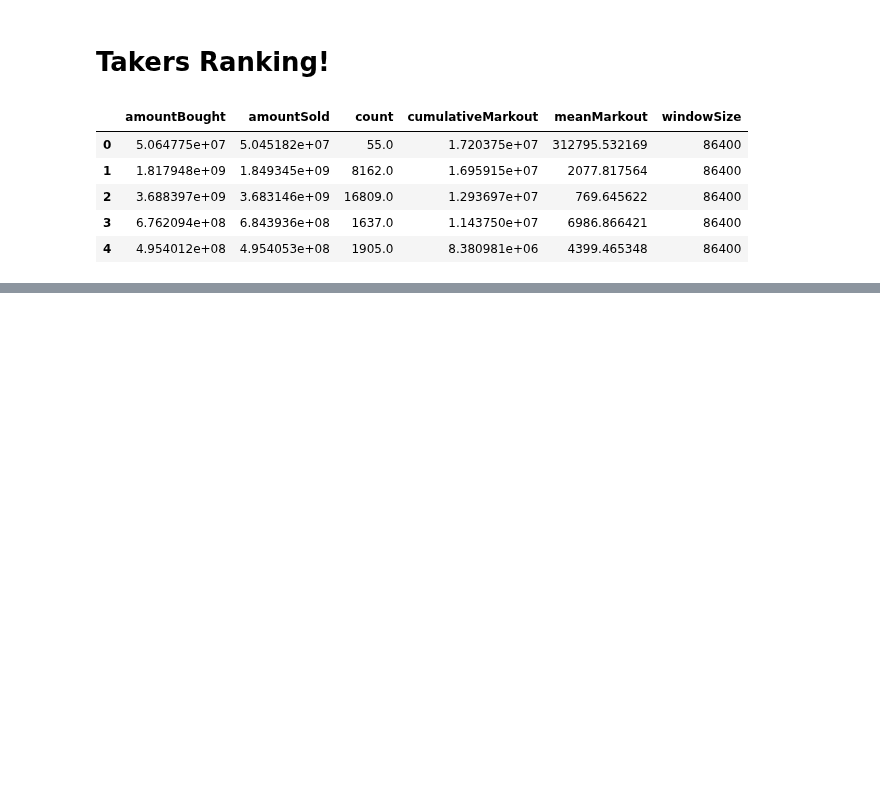
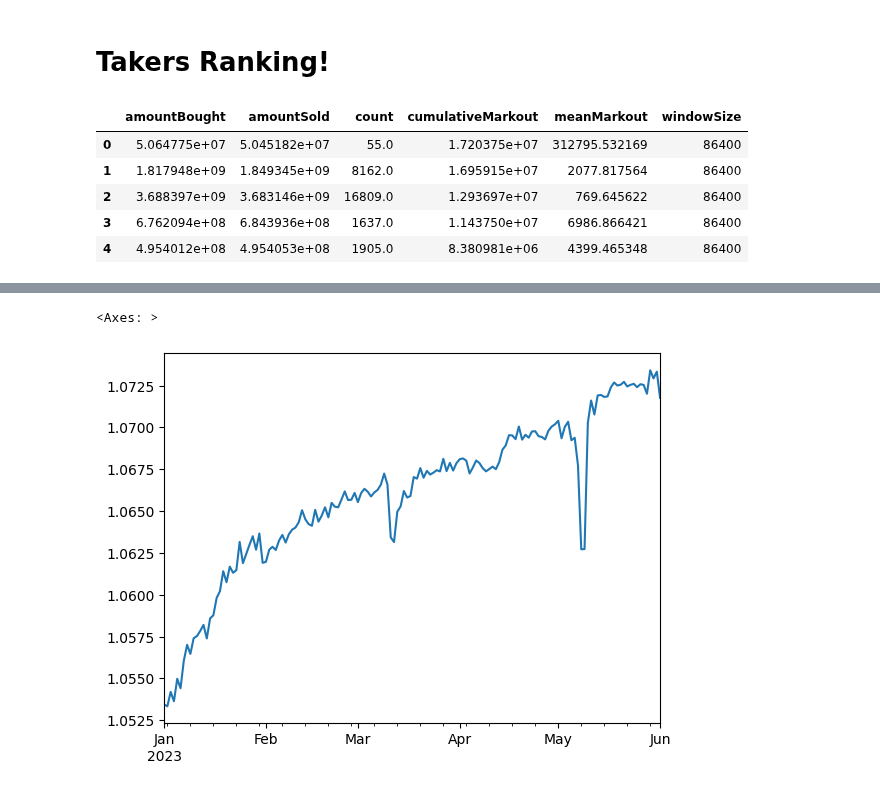
Before and after one commit to xenophonlabs/curve-lp-metrics, a Jupyter notebook: README.ipynb, the cells around one changed output, grey strips where cells are left out. Cells and saved outputs as stored; diff of their text form; code cells hidden in the pictures; blank space fills up the shorter version.

```diff
--- a/README.ipynb
+++ b/README.ipynb
@@ -216,0 +222,20 @@ else:
+# %%
+# NOTE: Shannon's Entropy
+endpoint = 'pool_metrics'
+pool = '0xdc24316b9ae028f1497c275eb9192a3ea0f67022'
+metric = 'lpSharePrice'
+start = int(datetime.timestamp(datetime(2023, 1, 1)))
+end = int(datetime.timestamp(datetime(2023, 6, 1)))
+params = {
+    'pool_id': pool,
+    'metric': metric,
+    'start': start,
+    'end': end
+}
+response = req.get(URL + endpoint, params=params)
+if response.status_code == 200:
+    df = pd.DataFrame.from_dict(response.json(), orient='index', columns=[metric])
+    df.index = pd.to_datetime(pd.to_numeric(df.index), unit='s')
+else:
+    print('Request failed.')
+df
@@ -216,0 +290,9 @@ else:
+# %%
+# df = df.join(series).ffill()
+# df = df.drop(['symbol'], axis=1)
+# df = df.resample('1d').mean()
+df['lpSharePrice_norm'] = df['lpSharePrice'] / df['close']
+df['lpSharePrice_norm'].plot()
+# %% [output]
+<Axes: >
+[figure, added]
```
Also changed, not shown: parts of 10 cells of this notebook, 39 other files.
